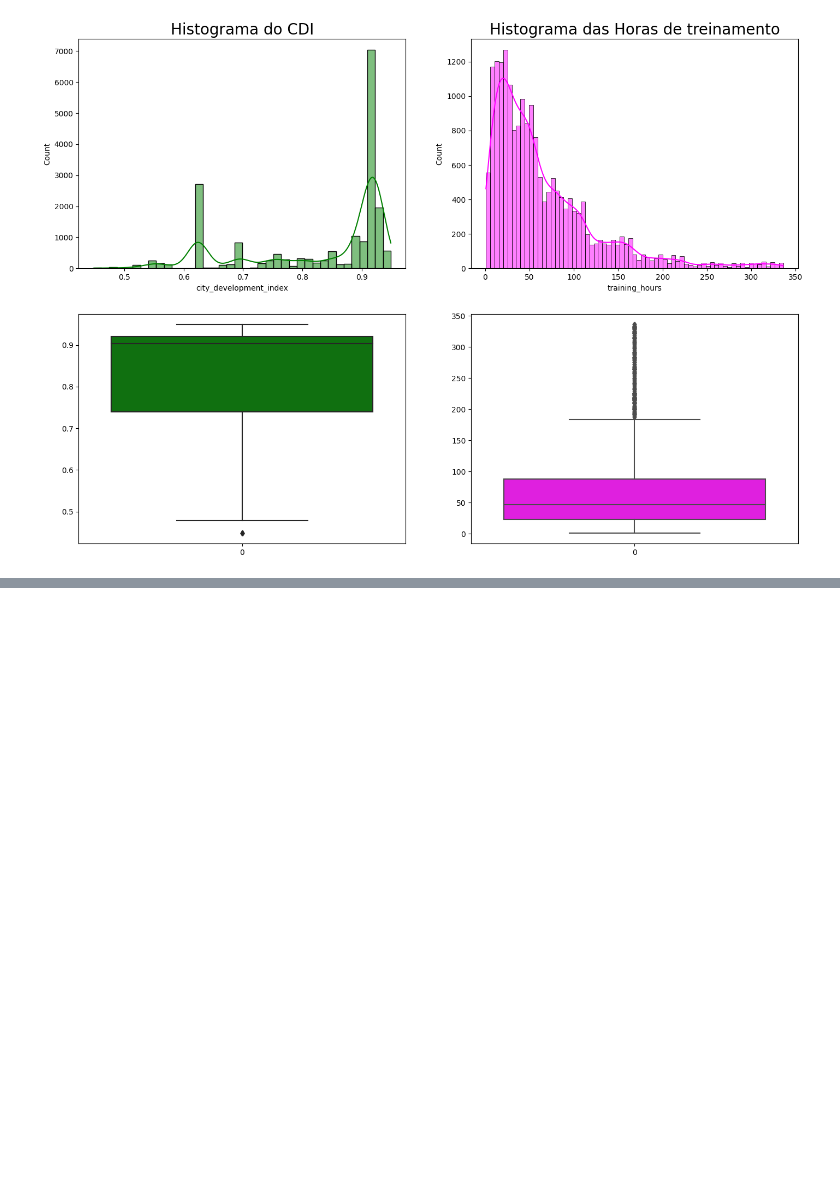
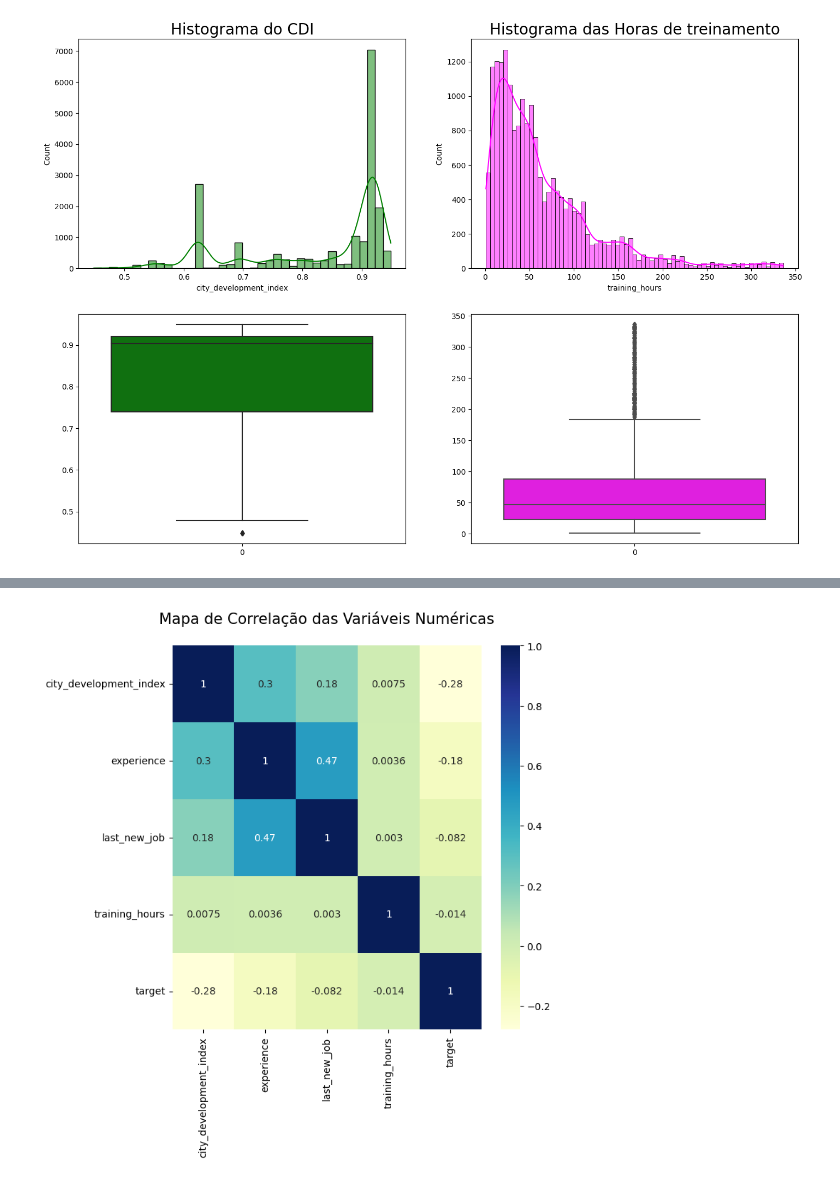
Before and after one commit to Luckaszfsa/analise-dados, a Jupyter notebook: Projeto 2 - Analise de RH/Projeto 2 - Análise de dados RH.ipynb, the cells around one changed output, grey strips where cells are left out. Saved outputs shown, nothing was run; the diff lists cells and outputs as text; code cells hidden in the pictures; blank space fills up the shorter version.

```diff
--- a/Projeto 2 - Analise de RH/Projeto 2 - Análise de dados RH.ipynb
+++ b/Projeto 2 - Analise de RH/Projeto 2 - Análise de dados RH.ipynb
@@ -175,0 +184,3 @@ plt.show()
+# %%
+#Criando uma copia dataframe original
+df_numerical = df.copy()
@@ -175,0 +207,5 @@ plt.show()
+# %%
+#Convertendo a variavel experience para numerica
+df_numerical['experience'] = np.where(df_numerical['experience'] == '<1', 1, df_numerical['experience'])
+df_numerical['experience'] = np.where(df_numerical['experience'] == '>20', 21, df_numerical['experience'])
+df_numerical['experience'] = df_numerical['experience'].astype(float)
@@ -175,0 +242,5 @@ plt.show()
+# %%
+#Convertendo a variavel last new job para numerica
+df_numerical['last_new_job'] = np.where(df_numerical['last_new_job'] == 'never', 0, df_numerical['last_new_job'])
+df_numerical['last_new_job'] = np.where(df_numerical['last_new_job'] == '>4', 5, df_numerical['last_new_job'])
+df_numerical['last_new_job'] = df_numerical['last_new_job'].astype(float)
@@ -175,0 +266,8 @@ plt.show()
+# %%
+#Heatmap
+plt.figure(figsize = (7,7))
+sns.heatmap(df_numerical.drop('enrollee_id', axis = 1).corr('spearman'), annot = True, cmap = 'YlGnBu')
+plt.title('Mapa de Correlação das Variáveis Numéricas\n', fontsize= 15)
+plt.show()
+# %% [output]
+[figure, added]
```
Also changed, not shown: parts of 16 cells of this notebook.
